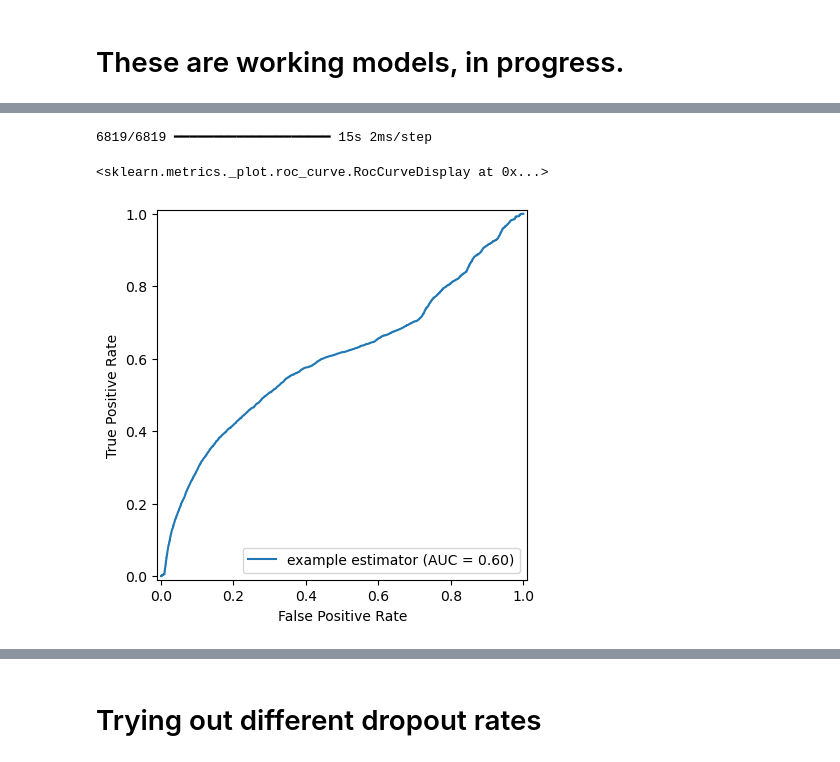
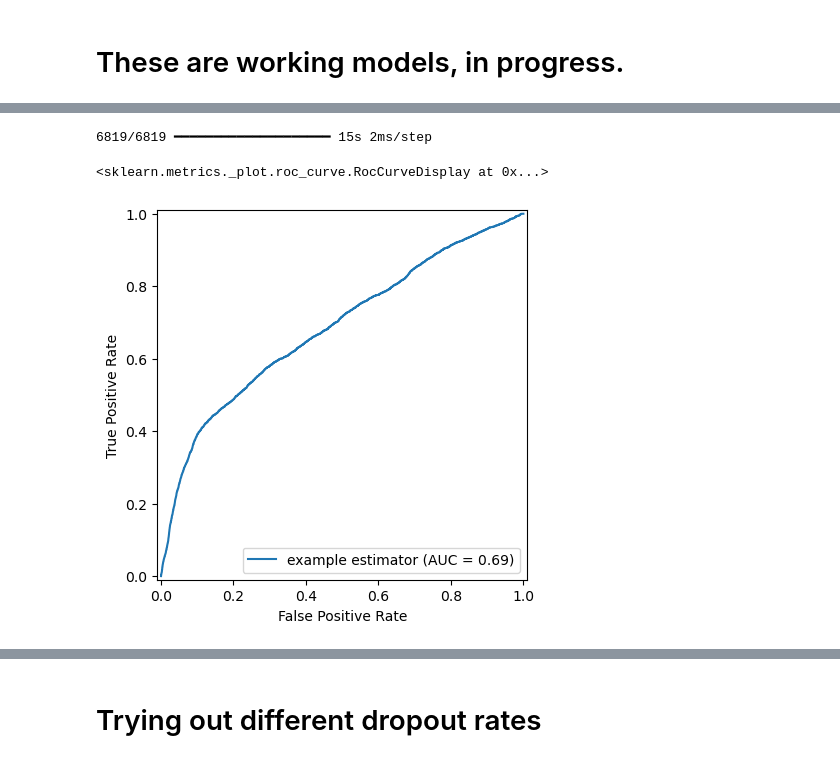
Before and after one commit to alanklin/BC-Fall2024-CaseCompetition-Team2, a Jupyter notebook: Code/neural_network.ipynb, the cells around one changed output, grey strips where cells are left out. Saved outputs shown, nothing was run; the diff lists cells and outputs as text; code cells hidden in the pictures.

```diff
--- a/Code/neural_network.ipynb
+++ b/Code/neural_network.ipynb
@@ -110,0 +95,9 @@ model.compile(loss = "binary_crossentropy", optimizer="adam", metrics = ['accura
+# %%
+#x_train_removed = x_train.drop(columns = ['ICULOS','Hgb', 'SBP','DBP','Unit2', 'patient'])
+#x_val_removed = x_val.drop(columns = ['ICULOS','Hgb', 'SBP','DBP','Unit2','patient'])
+#test_removed = test_data.drop(columns = ['ICULOS','Hgb', 'SBP','DBP','Unit2','patient'])
+
+# trying out more variables removed. time not a factor and unit room doesn't matter?
+x_train_removed = x_train.drop(columns = ['ICULOS','Hgb', 'SBP','DBP','Unit2', 'patient', 'Unit1','HospAdmTime'])
+x_val_removed = x_val.drop(columns = ['ICULOS','Hgb', 'SBP','DBP','Unit2','patient', 'Unit1','HospAdmTime'])
+test_removed = test_data.drop(columns = ['ICULOS','Hgb', 'SBP','DBP','Unit2','patient', 'Unit1','HospAdmTime'])
@@ -111,6 +128,7 @@ model.compile(loss = "binary_crossentropy", optimizer="adam", metrics = ['accura
 # %%
-callback = tf.keras.callbacks.EarlyStopping(monitor='loss',
-                                              patience=10)
-model.compile(loss = "binary_crossentropy", optimizer="adam", metrics = ['accuracy'])
-model.fit(x_train, y_train, batch_size=1600, epochs = 100, callbacks = [callback], validation_data = (x_val, y_val))
+callback = tf.keras.callbacks.EarlyStopping(monitor='val_loss',
+                                              patience=5,
+                                              restore_best_weights = True)
+model.compile(loss = "binary_crossentropy", optimizer="adam", metrics = ['BinaryAccuracy', 'f1_score', 'Recall'])
+model.fit(x_train_removed, y_train, batch_size=128, epochs = 20, callbacks = [callback], validation_data = (x_val_removed, y_val), class_weight= {'0.0':class_weight[0],'1.0':class_weight[1]})
 # %% [output]
@@ -199,6 +235,6 @@ disp.plot()
 # %%
-complete_trainx = pd.concat([x_train, x_val])
+complete_trainx = pd.concat([x_train_removed, x_val_removed])
 complete_trainy = pd.concat([y_train, y_val])
 # %%
-model.fit(complete_trainx, complete_trainy, batch_size=1028, epochs = 200, callbacks = [callback])
+model.fit(complete_trainx, complete_trainy, batch_size=256, epochs = 200, callbacks = [callback], class_weight= {'0.0':69999953,'1.0':1.7500029264409795})
 # %% [output]
@@ -223,16 +242,16 @@ Epoch 48/200
 # %%
-val_predictions = model.predict(x_val)
+val_predictions = model.predict(x_val_removed)
 
 
 fpr, tpr, thresholds = metrics.roc_curve(y_val, val_predictions)
 roc_auc = metrics.auc(fpr, tpr)
 display = metrics.RocCurveDisplay(fpr=fpr, tpr=tpr, roc_auc=roc_auc,
                                   estimator_name='example estimator')
 display.plot()
 # %% [output]
 6819/6819 ━━━━━━━━━━━━━━━━━━━━ 15s 2ms/step
 <sklearn.metrics._plot.roc_curve.RocCurveDisplay at 0x...>
-[figure, old version]
+[figure, new version]
 # %%
 thresh = np.arange(0,1,0.01)
 
```
Also changed, not shown: parts of 50 cells of this notebook, 6 other files.
